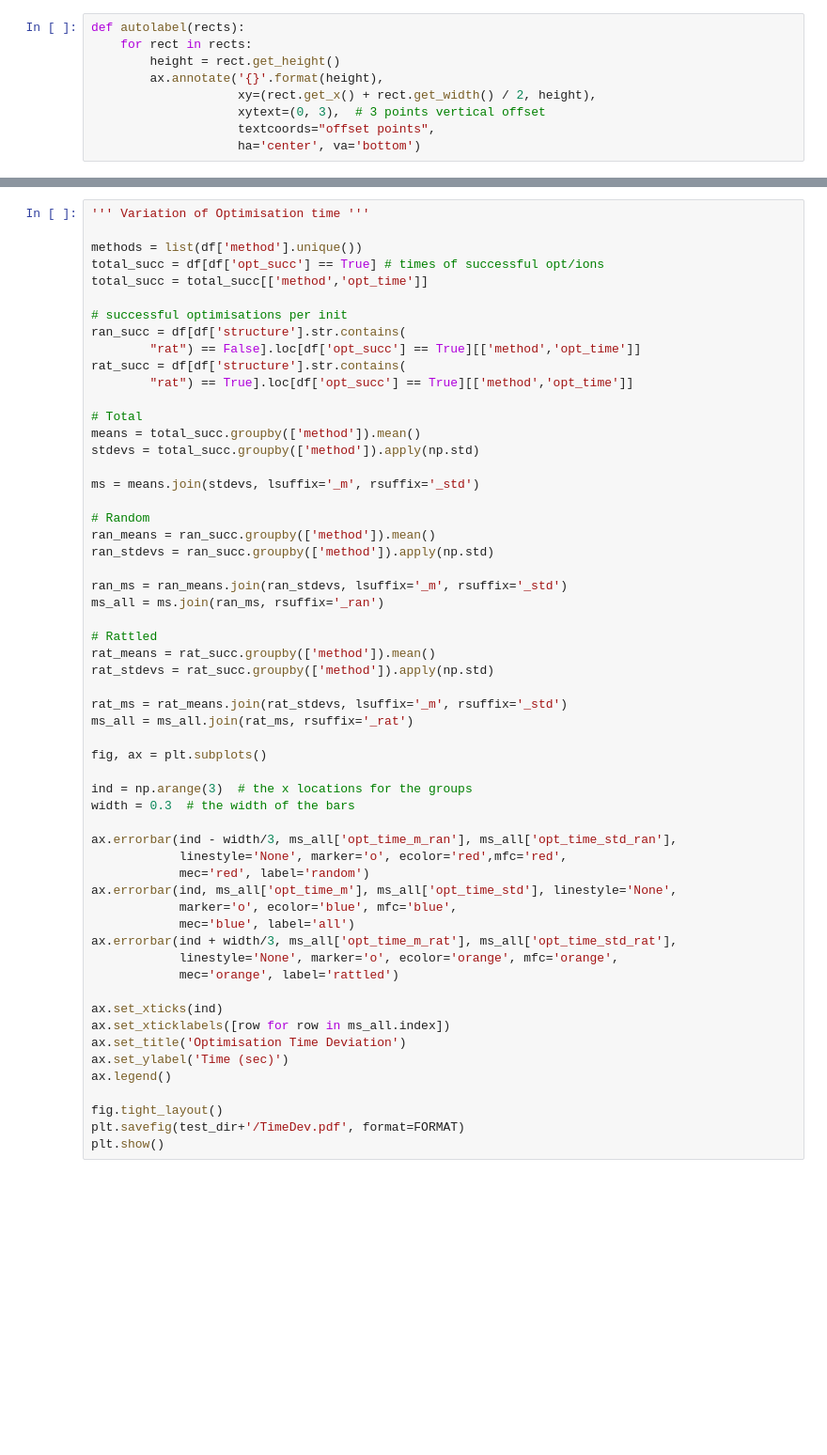
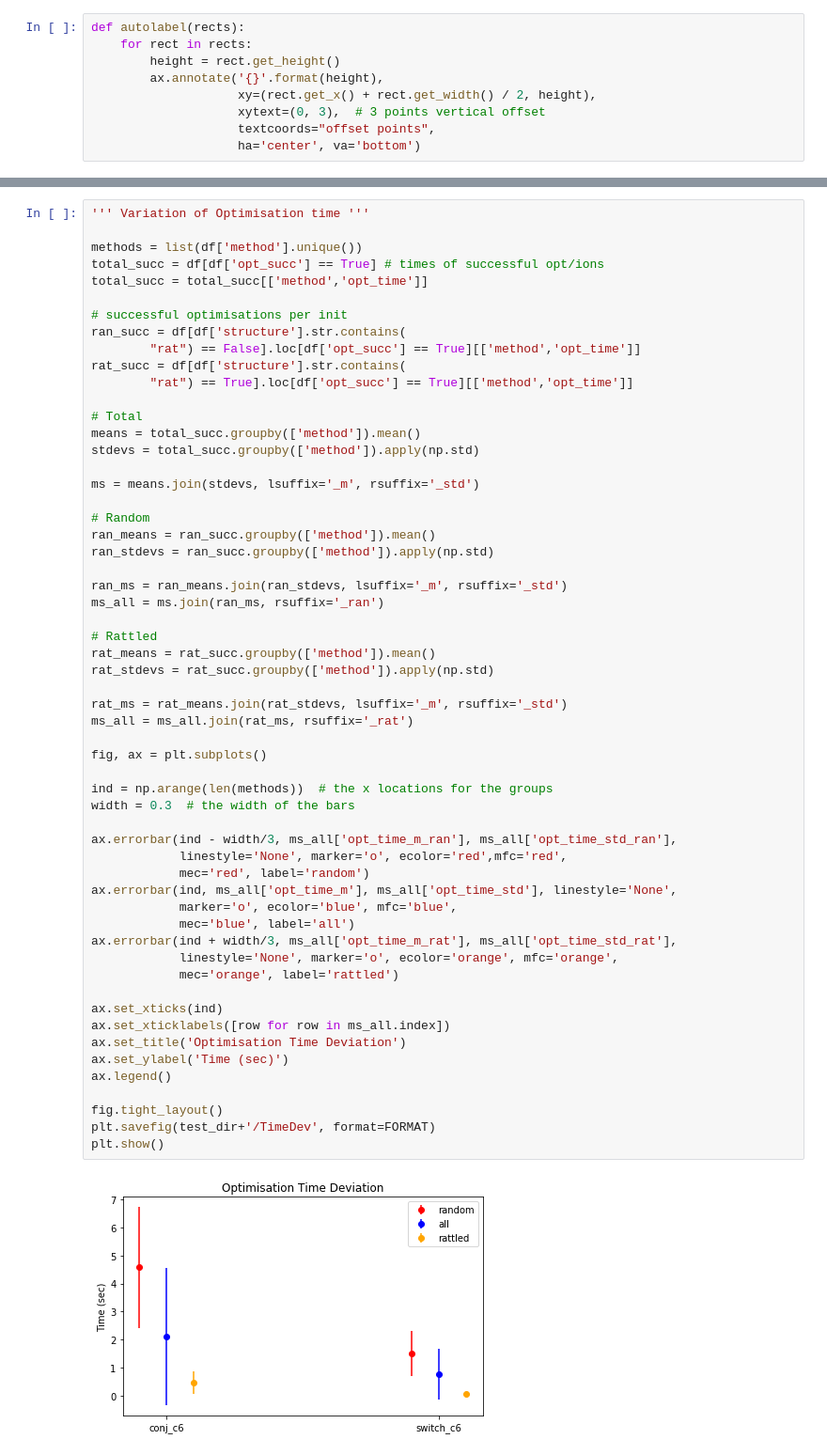
Before and after one commit to sanantoniochili/Switch_Implementation, a Jupyter notebook: Read Results.ipynb, the cells around one changed output, grey strips where cells are left out. Shown: that part at 94% size. Saved outputs shown, nothing was run; the diff lists cells and outputs as text; blank space fills up the shorter version.

```diff
--- a/Read Results.ipynb
+++ b/Read Results.ipynb
@@ -205,35 +207,37 @@ ms_all = ms.join(ran_ms, rsuffix='_ran')
 
 # Rattled
 rat_means = rat_succ.groupby(['method']).mean()
 rat_stdevs = rat_succ.groupby(['method']).apply(np.std)
 
 rat_ms = rat_means.join(rat_stdevs, lsuffix='_m', rsuffix='_std')
 ms_all = ms_all.join(rat_ms, rsuffix='_rat')
 
 fig, ax = plt.subplots()
 
-ind = np.arange(3)  # the x locations for the groups
+ind = np.arange(len(methods))  # the x locations for the groups
 width = 0.3  # the width of the bars
 
 ax.errorbar(ind - width/3, ms_all['opt_time_m_ran'], ms_all['opt_time_std_ran'],
             linestyle='None', marker='o', ecolor='red',mfc='red',
             mec='red', label='random')
 ax.errorbar(ind, ms_all['opt_time_m'], ms_all['opt_time_std'], linestyle='None',
             marker='o', ecolor='blue', mfc='blue',
             mec='blue', label='all')
 ax.errorbar(ind + width/3, ms_all['opt_time_m_rat'], ms_all['opt_time_std_rat'],
             linestyle='None', marker='o', ecolor='orange', mfc='orange',
             mec='orange', label='rattled')
 
 ax.set_xticks(ind)
 ax.set_xticklabels([row for row in ms_all.index])
 ax.set_title('Optimisation Time Deviation')
 ax.set_ylabel('Time (sec)')
 ax.legend()
 
 fig.tight_layout()
-plt.savefig(test_dir+'/TimeDev.pdf', format=FORMAT)
+plt.savefig(test_dir+'/TimeDev', format=FORMAT)
 plt.show()
+# %% [output]
+[figure, added]
 # %%
 ''' Optimised energy  '''
 
```
Also changed, not shown: parts of 5 cells of this notebook.
